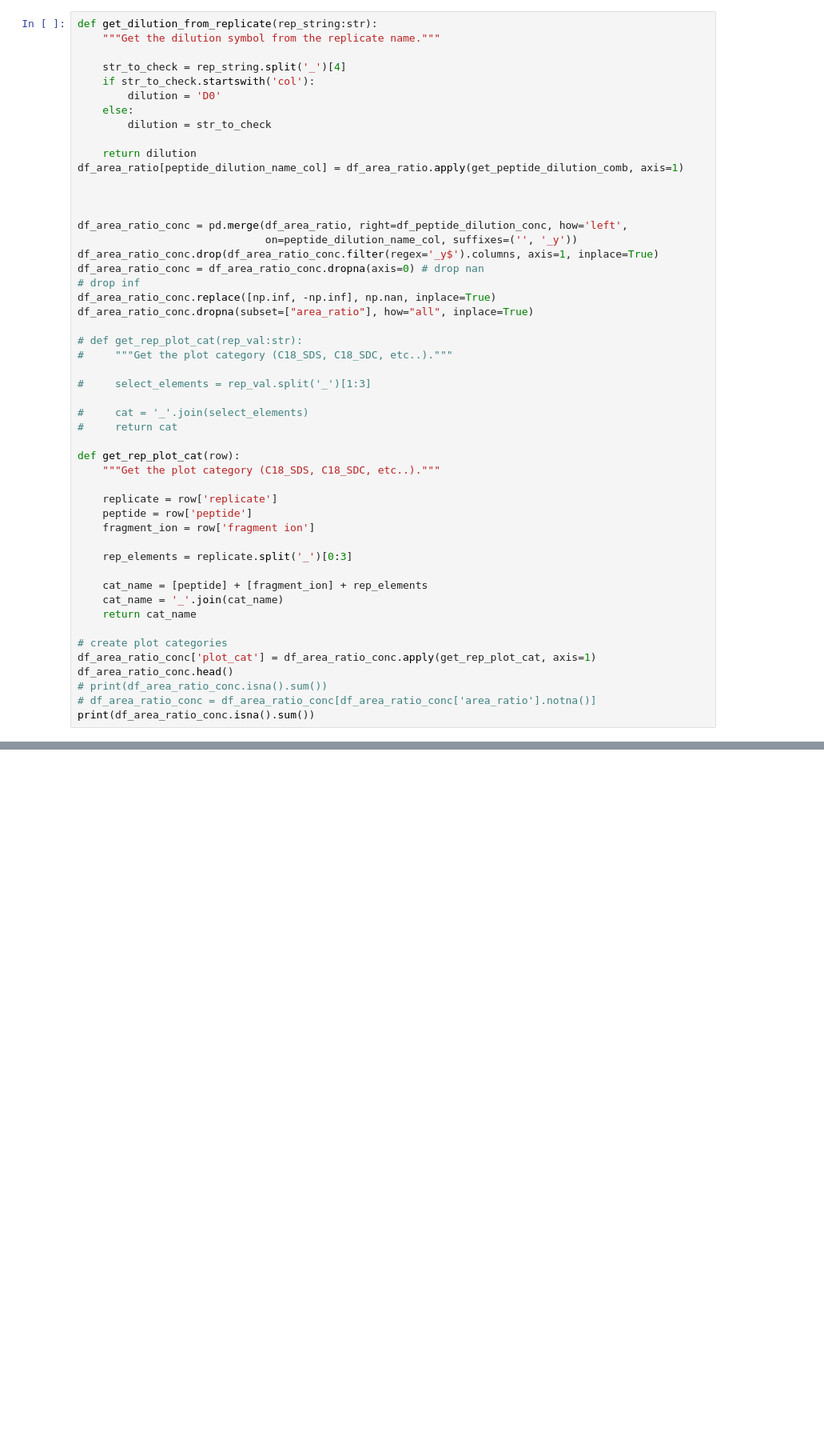
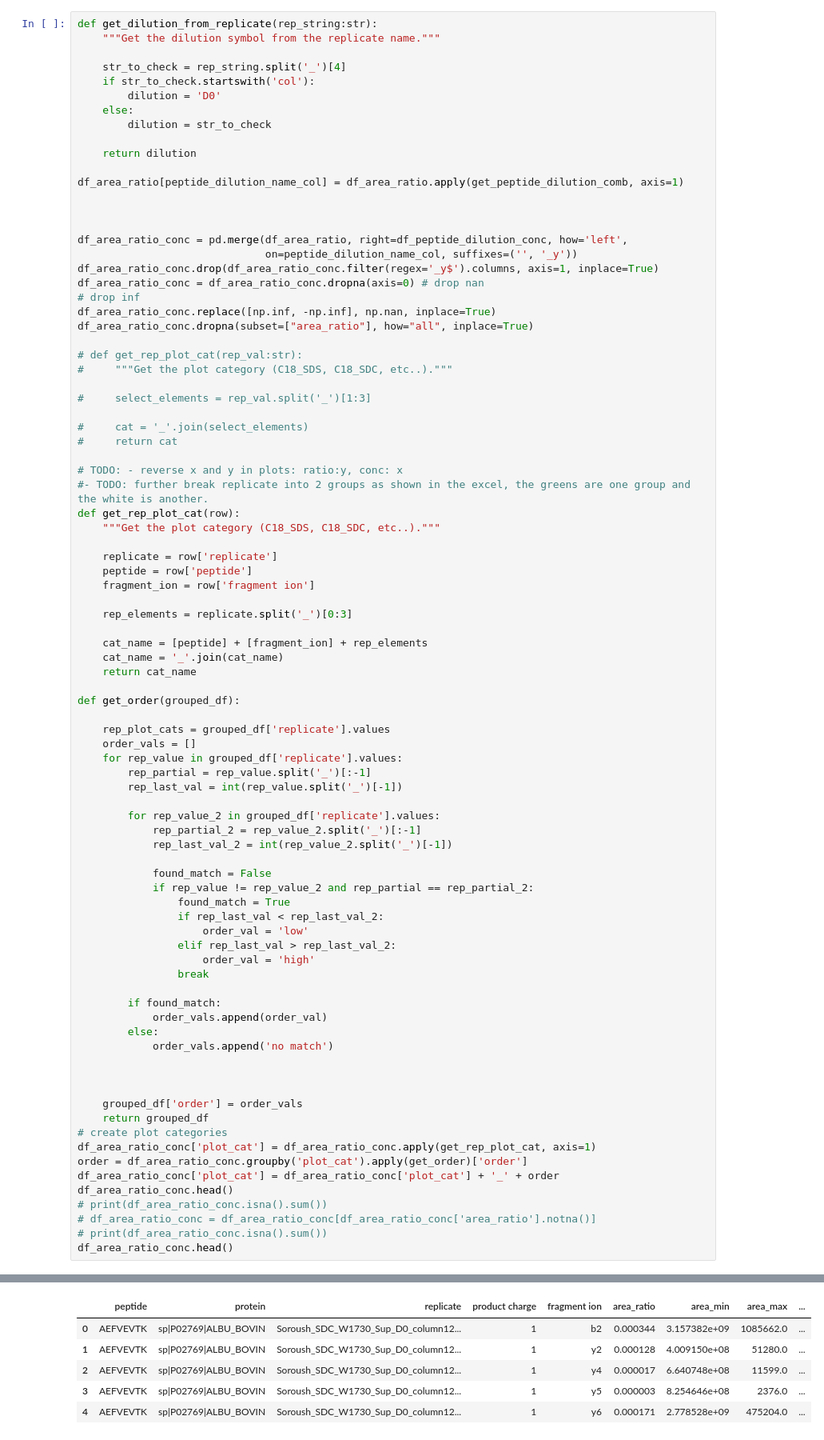
Before and after one commit to nma124/proteomics, a Jupyter notebook: notebooks/ms/003-ms-soroush-2.ipynb, the cells around one changed output, grey strips where cells are left out. Shown at 80% size. Saved outputs shown, nothing was run; the diff lists cells and outputs as text; blank space fills up the shorter version.

Commit message:
add get_order function

```diff
--- a/notebooks/ms/003-ms-soroush-2.ipynb
+++ b/notebooks/ms/003-ms-soroush-2.ipynb
@@ -131,6 +131,7 @@ def get_dilution_from_replicate(rep_string:str):
         dilution = str_to_check
 
     return dilution
+
 df_area_ratio[peptide_dilution_name_col] = df_area_ratio.apply(get_peptide_dilution_comb, axis=1)
 
 
@@ -151,6 +152,8 @@ df_area_ratio_conc.dropna(subset=["area_ratio"], how="all", inplace=True)
 #     cat = '_'.join(select_elements)
 #     return cat
 
+# TODO: - reverse x and y in plots: ratio:y, conc: x
+#- TODO: further break replicate into 2 groups as shown in the excel, the greens are one group and the white is another.
 def get_rep_plot_cat(row):
     """Get the plot category (C18_SDS, C18_SDC, etc..)."""
 
@@ -164,10 +167,43 @@ def get_rep_plot_cat(row):
     cat_name = '_'.join(cat_name)
     return cat_name
 
+def get_order(grouped_df):
+
+    rep_plot_cats = grouped_df['replicate'].values
+    order_vals = []
+    for rep_value in grouped_df['replicate'].values:
+        rep_partial = rep_value.split('_')[:-1]
+        rep_last_val = int(rep_value.split('_')[-1])
+
+        for rep_value_2 in grouped_df['replicate'].values:
+            rep_partial_2 = rep_value_2.split('_')[:-1]
+            rep_last_val_2 = int(rep_value_2.split('_')[-1])
+
+            found_match = False
+            if rep_value != rep_value_2 and rep_partial == rep_partial_2:
+                found_match = True
+                if rep_last_val < rep_last_val_2:
+                    order_val = 'low'
+                elif rep_last_val > rep_last_val_2:
+                    order_val = 'high'
+                break
+
+        if found_match:
+            order_vals.append(order_val)
+        else:
+            order_vals.append('no match')
+
+
+
+    grouped_df['order'] = order_vals
+    return grouped_df
 # create plot categories
 df_area_ratio_conc['plot_cat'] = df_area_ratio_conc.apply(get_rep_plot_cat, axis=1)
+order = df_area_ratio_conc.groupby('plot_cat').apply(get_order)['order']
+df_area_ratio_conc['plot_cat'] = df_area_ratio_conc['plot_cat'] + '_' + order
 df_area_ratio_conc.head()
 # print(df_area_ratio_conc.isna().sum())
 # df_area_ratio_conc = df_area_ratio_conc[df_area_ratio_conc['area_ratio'].notna()]
-print(df_area_ratio_conc.isna().sum())
+# print(df_area_ratio_conc.isna().sum())
+df_area_ratio_conc.head()
 # %% [output]
@@ -187,0 +210,6 @@ dtype: int64
+|  | peptide | protein | replicate | product charge | fragment ion | area_ratio | area_min | area_max | ... |
+| 0 | AEFVEVTK | sp|P02769|ALBU_BOVIN | Soroush_SDC_W1730_Sup_D0_column12... | 1 | b2 | 0.000344 | 3.157382e+09 | 1085662.0 | ... |
+| 1 | AEFVEVTK | sp|P02769|ALBU_BOVIN | Soroush_SDC_W1730_Sup_D0_column12... | 1 | y2 | 0.000128 | 4.009150e+08 | 51280.0 | ... |
+| 2 | AEFVEVTK | sp|P02769|ALBU_BOVIN | Soroush_SDC_W1730_Sup_D0_column12... | 1 | y4 | 0.000017 | 6.640748e+08 | 11599.0 | ... |
+| 3 | AEFVEVTK | sp|P02769|ALBU_BOVIN | Soroush_SDC_W1730_Sup_D0_column12... | 1 | y5 | 0.000003 | 8.254646e+08 | 2376.0 | ... |
+| 4 | AEFVEVTK | sp|P02769|ALBU_BOVIN | Soroush_SDC_W1730_Sup_D0_column12... | 1 | y6 | 0.000171 | 2.778528e+09 | 475204.0 | ... |
```
Also changed, not shown: parts of 3 cells of this notebook, 2 other files.
